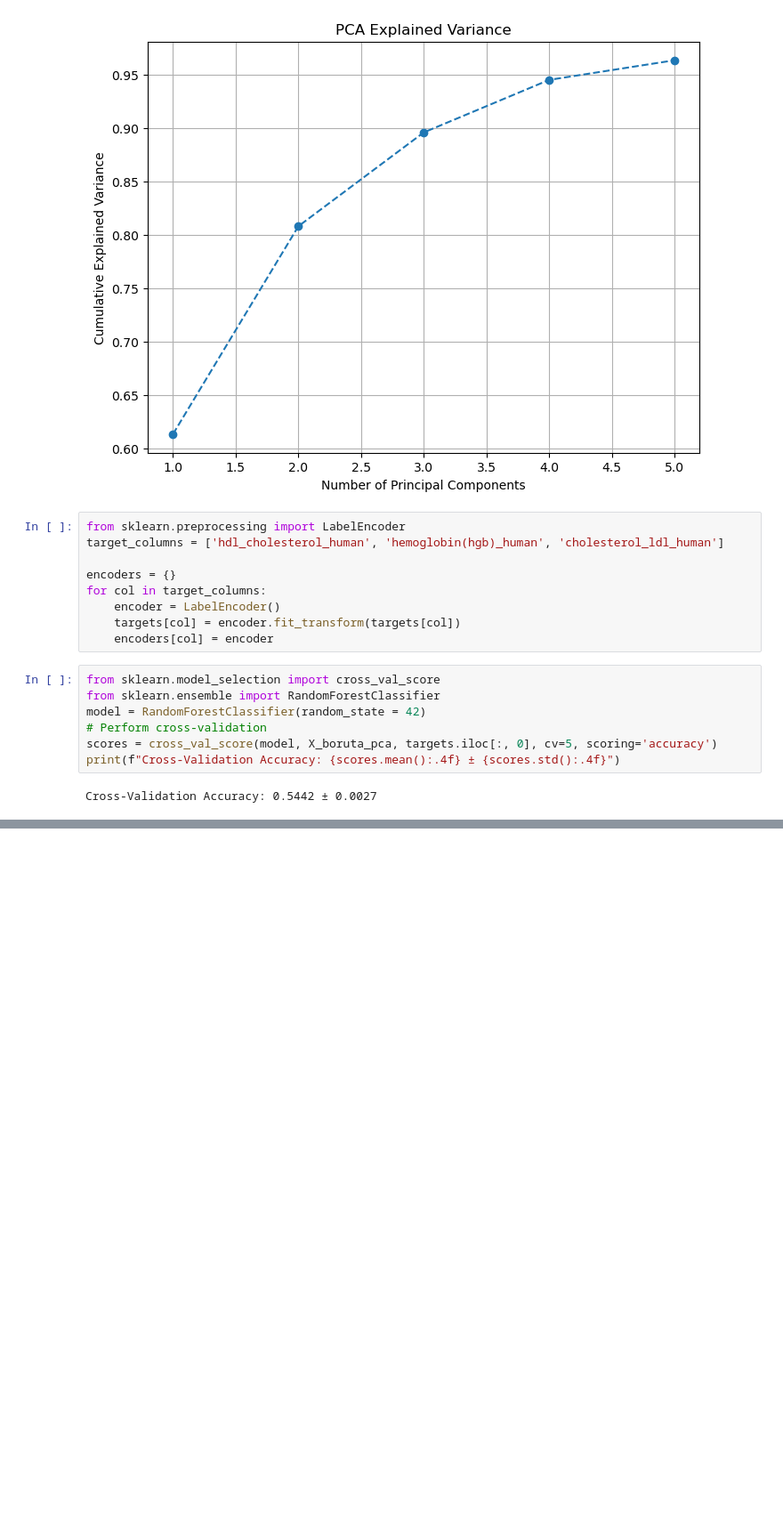
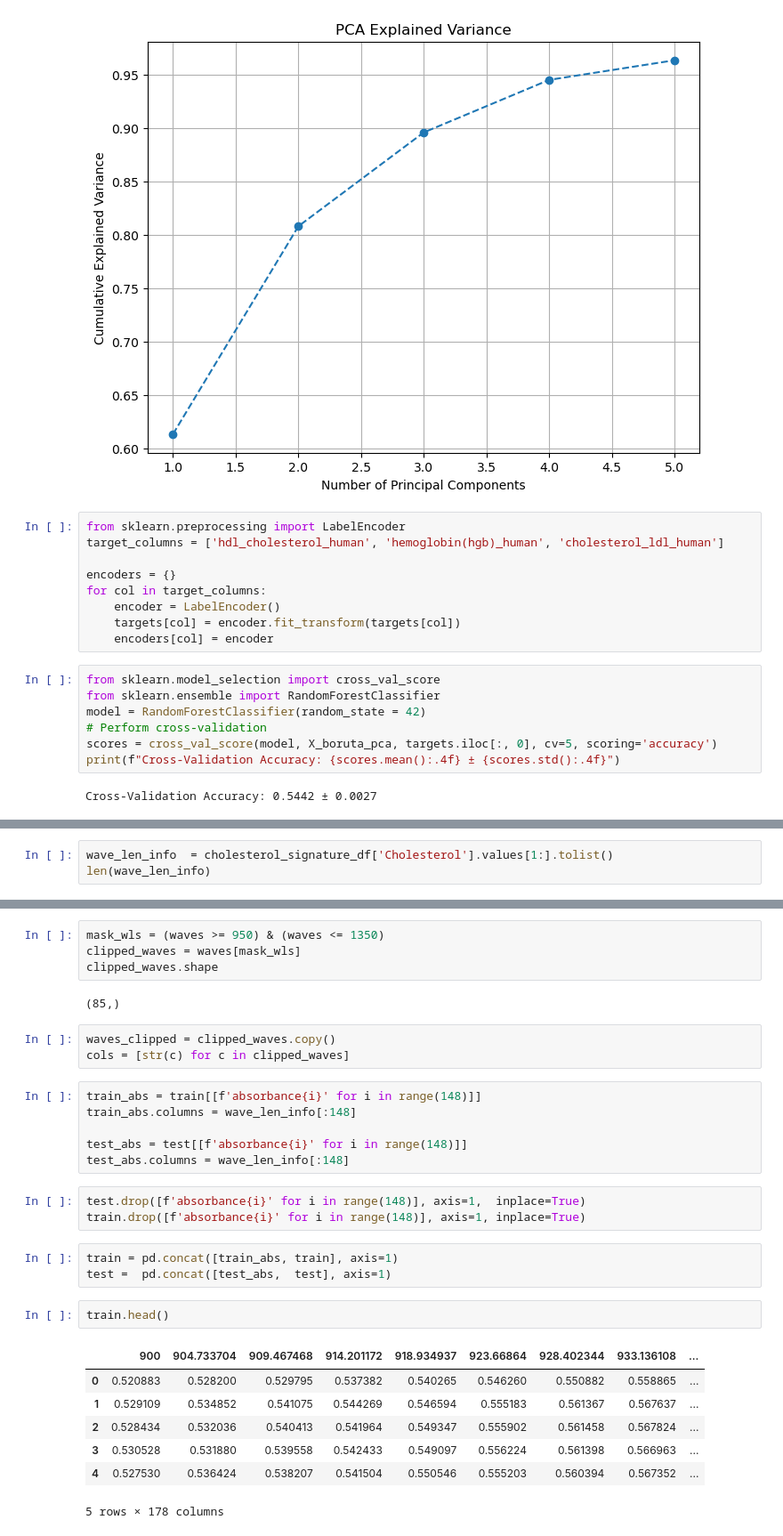
Before and after one commit to temgrom/DS-project, a Jupyter notebook: notebooks/EDA.ipynb, the cells around one changed output, grey strips where cells are left out. Shown: that part at 89% size. Drawn from its saved outputs; the diff is of its cells as text; blank space fills up the shorter version.

```diff
--- a/notebooks/EDA.ipynb
+++ b/notebooks/EDA.ipynb
@@ -513,0 +523,3 @@ Cross-Validation Accuracy: 0.5442 ± 0.0027
+# %%
+wave_len_info  = cholesterol_signature_df['Cholesterol'].values[1:].tolist()
+len(wave_len_info)
@@ -513,0 +554,31 @@ Cross-Validation Accuracy: 0.5442 ± 0.0027
+# %%
+mask_wls = (waves >= 950) & (waves <= 1350)
+clipped_waves = waves[mask_wls]
+clipped_waves.shape
+# %% [output]
+(85,)
+# %%
+waves_clipped = clipped_waves.copy()
+cols = [str(c) for c in clipped_waves]
+# %%
+train_abs = train[[f'absorbance{i}' for i in range(148)]]
+train_abs.columns = wave_len_info[:148]
+
+test_abs = test[[f'absorbance{i}' for i in range(148)]]
+test_abs.columns = wave_len_info[:148]
+# %%
+test.drop([f'absorbance{i}' for i in range(148)], axis=1,  inplace=True)
+train.drop([f'absorbance{i}' for i in range(148)], axis=1, inplace=True)
+# %%
+train = pd.concat([train_abs, train], axis=1)
+test =  pd.concat([test_abs,  test], axis=1)
+# %%
+train.head()
+# %% [output]
+|  | 900 | 904.733704 | 909.467468 | 914.201172 | 918.934937 | 923.66864 | 928.402344 | 933.136108 | ... |
+| 0 | 0.520883 | 0.528200 | 0.529795 | 0.537382 | 0.540265 | 0.546260 | 0.550882 | 0.558865 | ... |
+| 1 | 0.529109 | 0.534852 | 0.541075 | 0.544269 | 0.546594 | 0.555183 | 0.561367 | 0.567637 | ... |
+| 2 | 0.528434 | 0.532036 | 0.540413 | 0.541964 | 0.549347 | 0.555902 | 0.561458 | 0.567824 | ... |
+| 3 | 0.530528 | 0.531880 | 0.539558 | 0.542433 | 0.549097 | 0.556224 | 0.561398 | 0.566963 | ... |
+| 4 | 0.527530 | 0.536424 | 0.538207 | 0.541504 | 0.550546 | 0.555203 | 0.560394 | 0.567352 | ... |
+5 rows × 178 columns
```
Also changed, not shown: parts of 15 cells of this notebook.
